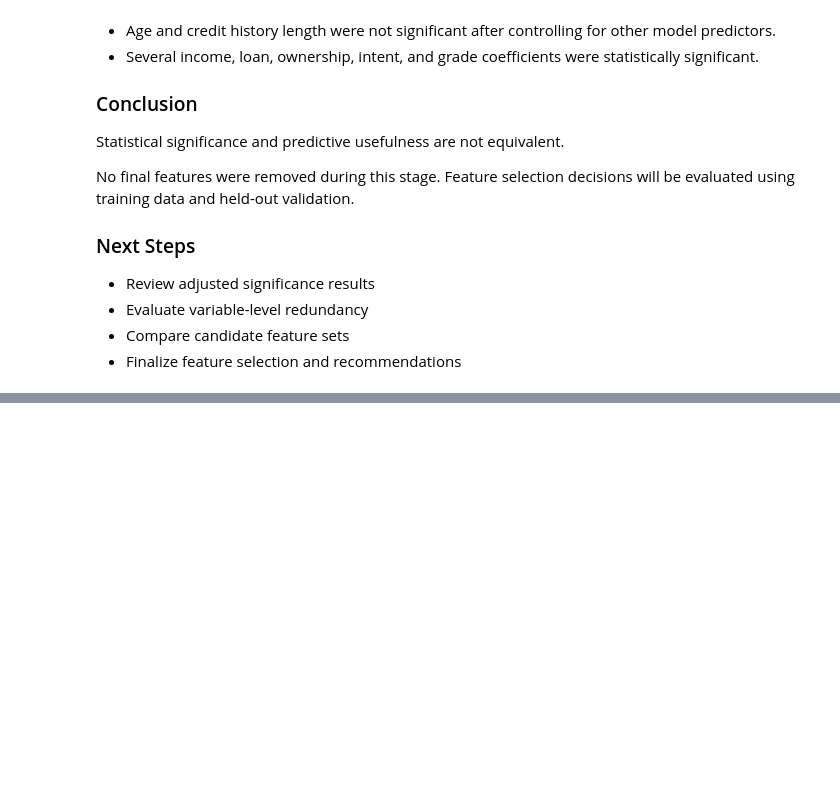
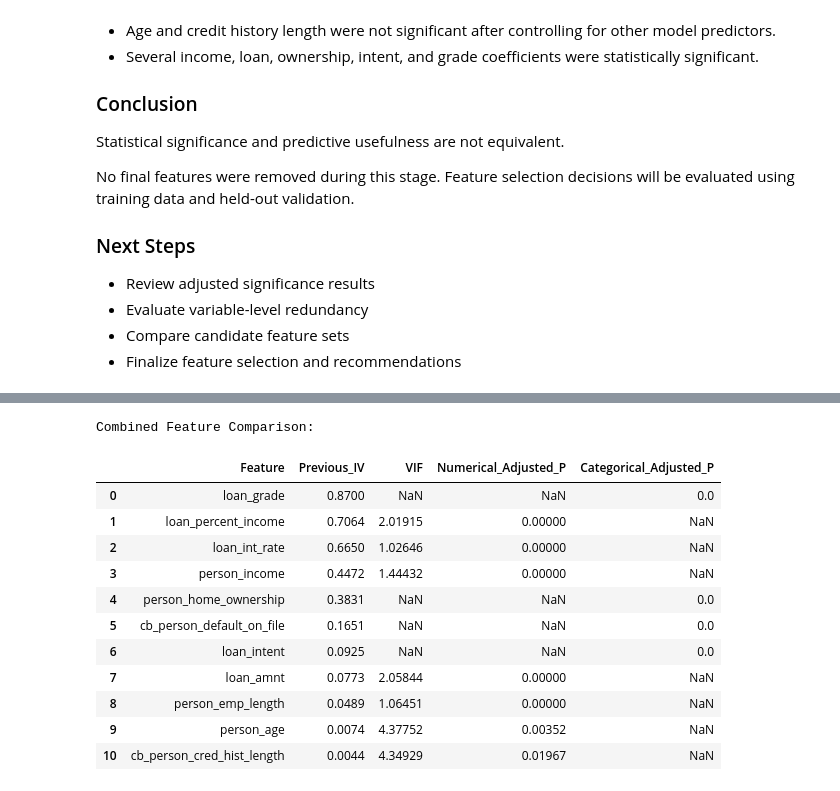
Before and after one commit to pujansonani/axlero-data-analytics, a Jupyter notebook: notebooks/member3/feature_selection_validation.ipynb, the cells around one changed output, grey strips where cells are left out. Drawn from its saved outputs; the diff is of its cells as text; code cells hidden in the pictures; blank space fills up the shorter version.

```diff
--- a/notebooks/member3/feature_selection_validation.ipynb
+++ b/notebooks/member3/feature_selection_validation.ipynb
@@ -756,0 +839,53 @@ using training data and held-out validation.
+# %%
+
+feature_comparison = iv_reference.copy()
+
+# Merge VIF results
+feature_comparison = feature_comparison.merge(
+    vif_df[["Feature", "VIF"]],
+    on="Feature",
+    how="left"
+)
+
+# Merge numerical significance
+num_sig = numerical_sig_df[
+    ["Feature", "Adjusted_P_Value"]
+].rename(
+    columns={"Adjusted_P_Value": "Numerical_Adjusted_P"}
+)
+
+feature_comparison = feature_comparison.merge(
+    num_sig,
+    on="Feature",
+    how="left"
+)
+
+# Merge categorical significance
+cat_sig = categorical_sig_df[
+    ["Feature", "Adjusted_P_Value"]
+].rename(
+    columns={"Adjusted_P_Value": "Categorical_Adjusted_P"}
+)
+
+feature_comparison = feature_comparison.merge(
+    cat_sig,
+    on="Feature",
+    how="left"
+)
+
+print("Combined Feature Comparison:")
+display(feature_comparison.round(5))
+# %% [output]
+Combined Feature Comparison:
+|  | Feature | Previous_IV | VIF | Numerical_Adjusted_P | Categorical_Adjusted_P |
+| 0 | loan_grade | 0.8700 | NaN | NaN | 0.0 |
+| 1 | loan_percent_income | 0.7064 | 2.01915 | 0.00000 | NaN |
+| 2 | loan_int_rate | 0.6650 | 1.02646 | 0.00000 | NaN |
+| 3 | person_income | 0.4472 | 1.44432 | 0.00000 | NaN |
+| 4 | person_home_ownership | 0.3831 | NaN | NaN | 0.0 |
+| 5 | cb_person_default_on_file | 0.1651 | NaN | NaN | 0.0 |
+| 6 | loan_intent | 0.0925 | NaN | NaN | 0.0 |
+| 7 | loan_amnt | 0.0773 | 2.05844 | 0.00000 | NaN |
+| 8 | person_emp_length | 0.0489 | 1.06451 | 0.00000 | NaN |
+| 9 | person_age | 0.0074 | 4.37752 | 0.00352 | NaN |
+| 10 | cb_person_cred_hist_length | 0.0044 | 4.34929 | 0.01967 | NaN |
```
Also changed, not shown: parts of 10 cells of this notebook, 2 other files.
